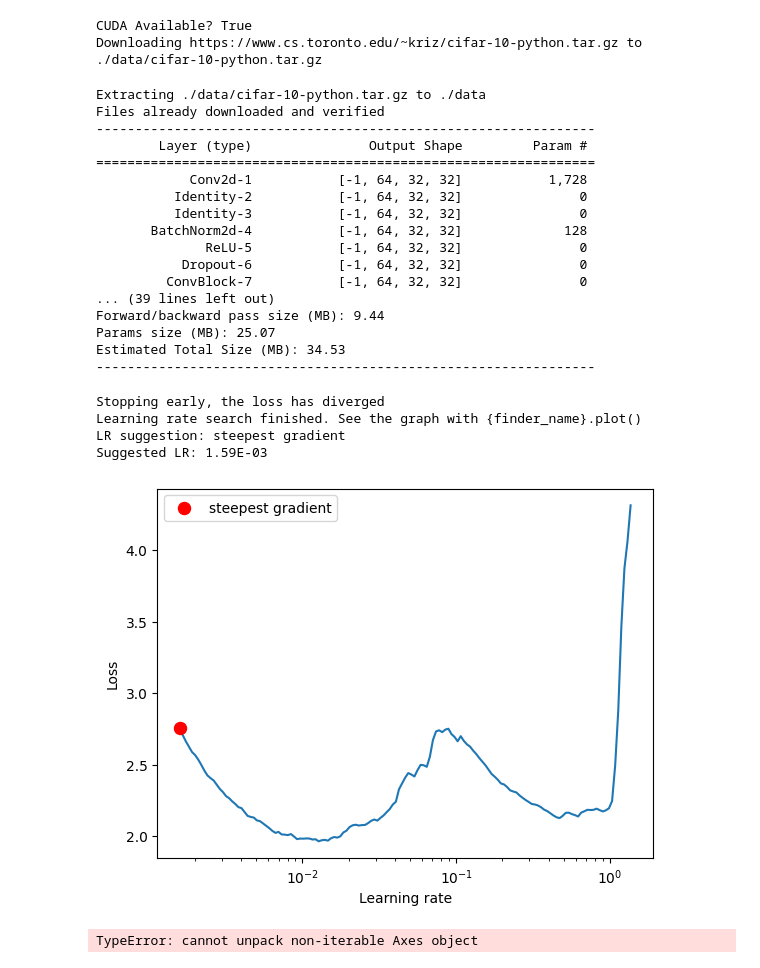
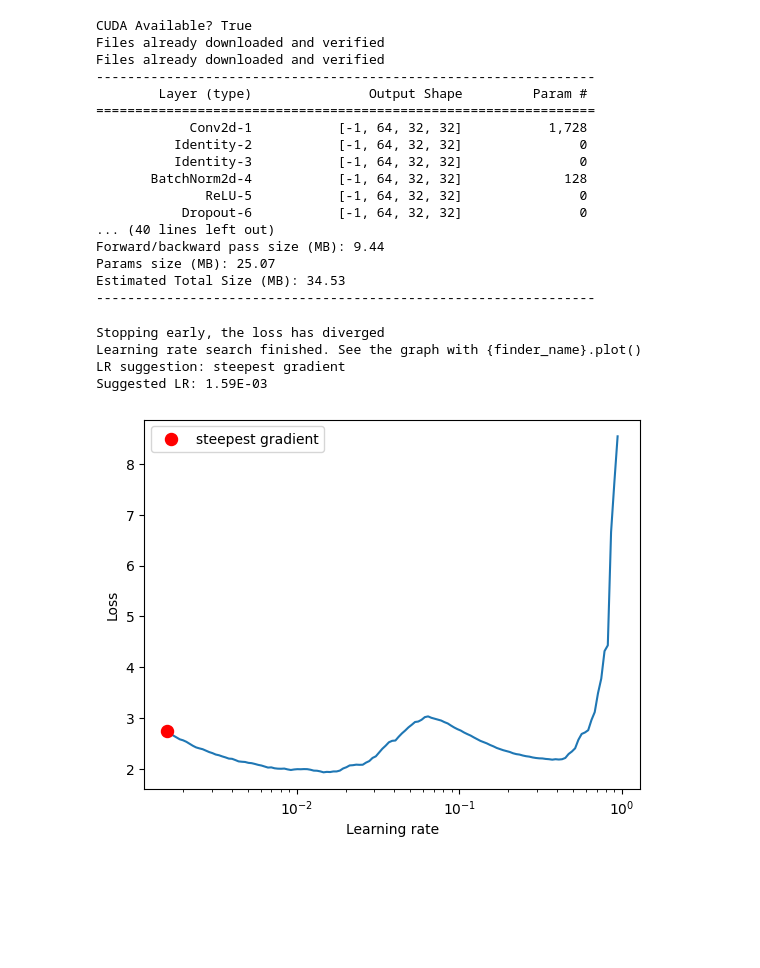
Before and after one commit to aakashvardhan/s10-residual-ocp, a Jupyter notebook: notebooks/train-ocp-resnet.ipynb, the cells around one changed output. Saved outputs shown, nothing was run; the diff lists cells and outputs as text; code cells hidden in the pictures; blank space fills up the shorter version.

```diff
--- a/notebooks/train-ocp-resnet.ipynb
+++ b/notebooks/train-ocp-resnet.ipynb
@@ -72,37 +72,34 @@ config['lr'] = 0.001
 # %%
 criterion = nn.CrossEntropyLoss()
 train_data, test_data, train_loader, test_loader = setup_cifar10(config)
 model = CustomResNet(config).to(config["device"])
 model_summary(model, input_size=(3, 32, 32))
 optimizer = adam_optimizer(model, config)
 lr_finder = LRFinder(model, optimizer, criterion, device=config["device"])
 lr_finder.range_test(train_loader, end_lr=10, num_iter=200, step_mode="exp")
-_, max_lr = lr_finder.plot()  # to inspect the loss-learning rate graph
+lr_finder.plot()  # to inspect the loss-learning rate graph
 lr_finder.reset()
 # %% [output]
 CUDA Available? True
-Downloading https://www.cs.toronto.edu/~kriz/cifar-10-python.tar.gz to ./data/cifar-10-python.tar.gz
+Files already downloaded and verified
+Files already downloaded and verified
+----------------------------------------------------------------
+        Layer (type)               Output Shape         Param #
+================================================================
+            Conv2d-1           [-1, 64, 32, 32]           1,728
+          Identity-2           [-1, 64, 32, 32]               0
+          Identity-3           [-1, 64, 32, 32]               0
+       BatchNorm2d-4           [-1, 64, 32, 32]             128
+              ReLU-5           [-1, 64, 32, 32]               0
+           Dropout-6           [-1, 64, 32, 32]               0
+... (40 lines left out)
+Forward/backward pass size (MB): 9.44
+Params size (MB): 25.07
+Estimated Total Size (MB): 34.53
+----------------------------------------------------------------
-Extracting ./data/cifar-10-python.tar.gz to ./data
-Files already downloaded and verified
-----------------------------------------------------------------
-        Layer (type)               Output Shape         Param #
-================================================================
-            Conv2d-1           [-1, 64, 32, 32]           1,728
-          Identity-2           [-1, 64, 32, 32]               0
-          Identity-3           [-1, 64, 32, 32]               0
-       BatchNorm2d-4           [-1, 64, 32, 32]             128
-              ReLU-5           [-1, 64, 32, 32]               0
-           Dropout-6           [-1, 64, 32, 32]               0
-         ConvBlock-7           [-1, 64, 32, 32]               0
-... (39 lines left out)
-Forward/backward pass size (MB): 9.44
-Params size (MB): 25.07
-Estimated Total Size (MB): 34.53
-----------------------------------------------------------------
+Stopping early, the loss has diverged
+Learning rate search finished. See the graph with {finder_name}.plot()
+LR suggestion: steepest gradient
+Suggested LR: 1.59E-03
-Stopping early, the loss has diverged
-Learning rate search finished. See the graph with {finder_name}.plot()
-LR suggestion: steepest gradient
-Suggested LR: 1.59E-03
-[figure, old version]
+[figure, new version]
-TypeError: cannot unpack non-iterable Axes object
 # %%
```
Also changed, not shown: parts of 3 cells of this notebook, 1 other file.
